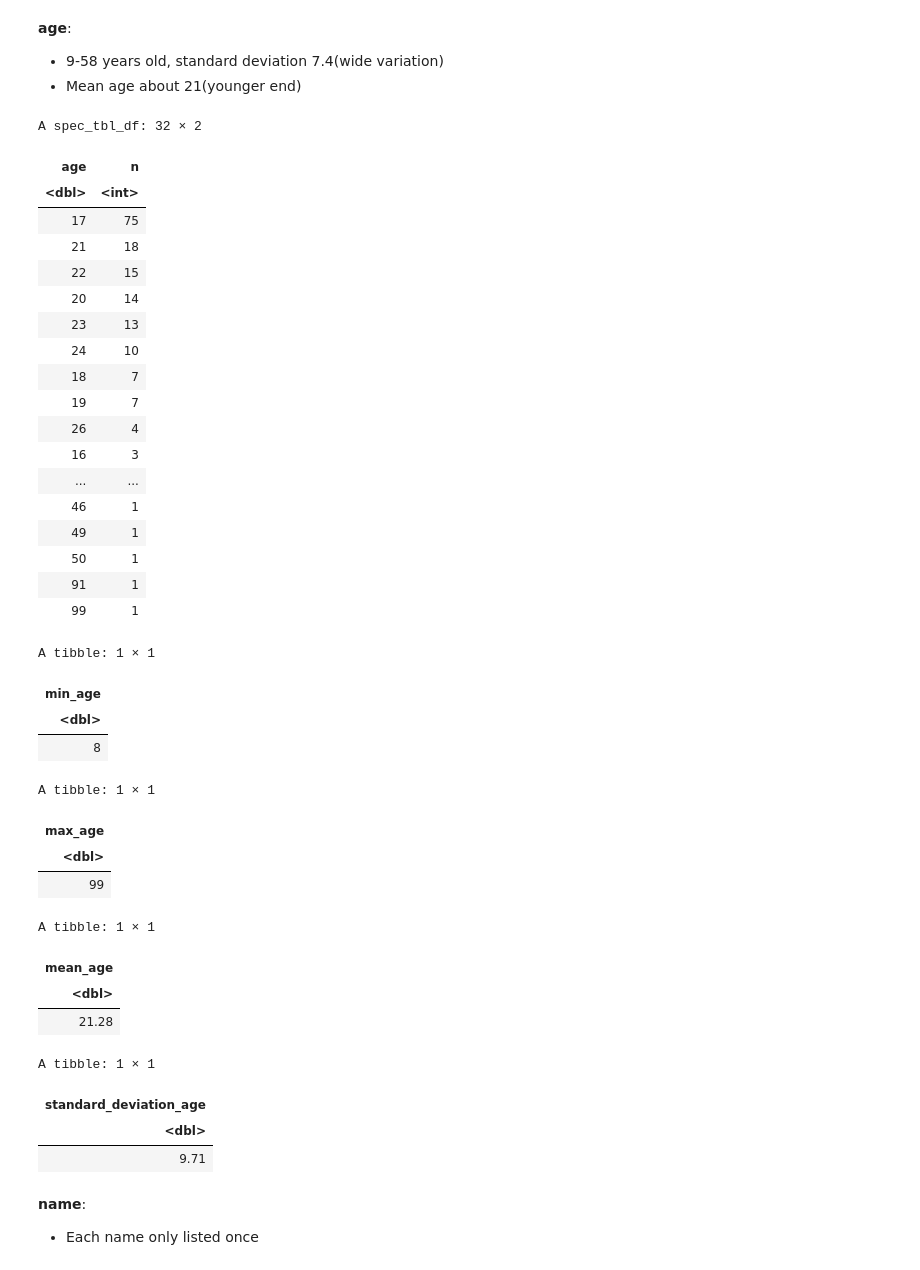
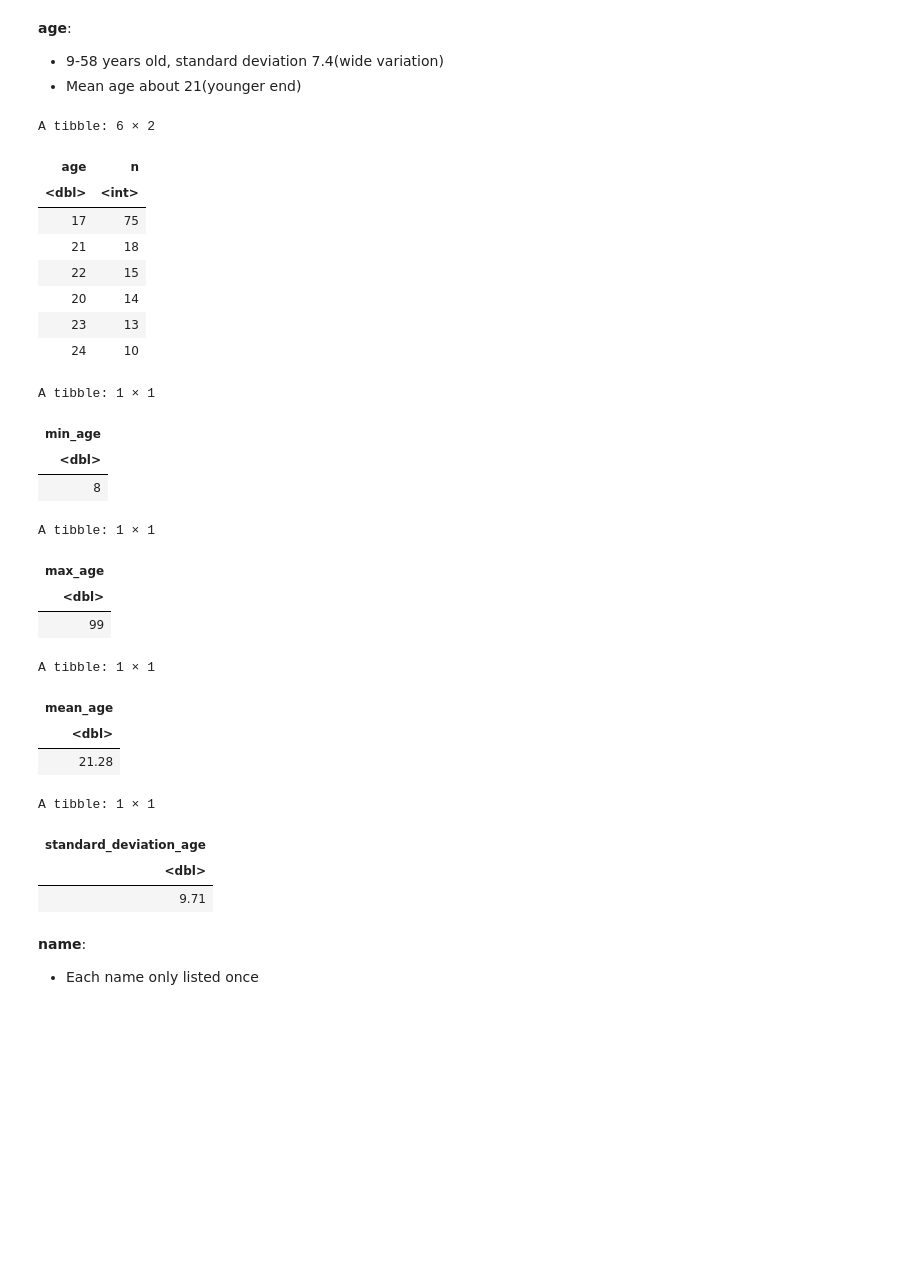
Before and after one commit to jedawelle/individual_project, a Jupyter notebook: project_planning_stages.ipynb, the cells around one changed output. Saved outputs shown, nothing was run; the diff lists cells and outputs as text; code cells hidden in the pictures; blank space fills up the shorter version.

```diff
--- a/project_planning_stages.ipynb
+++ b/project_planning_stages.ipynb
@@ -216,46 +206,36 @@ A spec_tbl_df: 7 × 2
 age_count<-players|>
     count(age)|>
     arrange(desc(n))
-age_count
+head(age_count)
 
 age_min<-players|>
     summarize(min_age=min(age,na.rm=TRUE))
 age_min
 
 age_max<-players|>
     summarize(max_age=max(age,na.rm=TRUE))
 age_max
 
 age_mean<-players|>
     summarize(mean_age=mean(age,na.rm=TRUE))|>
     round(digits=2)
 age_mean
 
 age_sd<-players|>
     summarize(standard_deviation_age=sd(age,na.rm=TRUE))|>
     round(digits=2)
 
 age_sd
 # %% [output]
-A spec_tbl_df: 32 × 2
+A tibble: 6 × 2
 | age | n |
 | <dbl> | <int> |
 | 17 | 75 |
 | 21 | 18 |
 | 22 | 15 |
 | 20 | 14 |
 | 23 | 13 |
 | 24 | 10 |
-| 18 | 7 |
-| 19 | 7 |
-| 26 | 4 |
-| 16 | 3 |
-| ... | ... |
-| 46 | 1 |
-| 49 | 1 |
-| 50 | 1 |
-| 91 | 1 |
-| 99 | 1 |
 A tibble: 1 × 1
 | min_age |
 | <dbl> |
```
Also changed, not shown: parts of 20 cells of this notebook.
